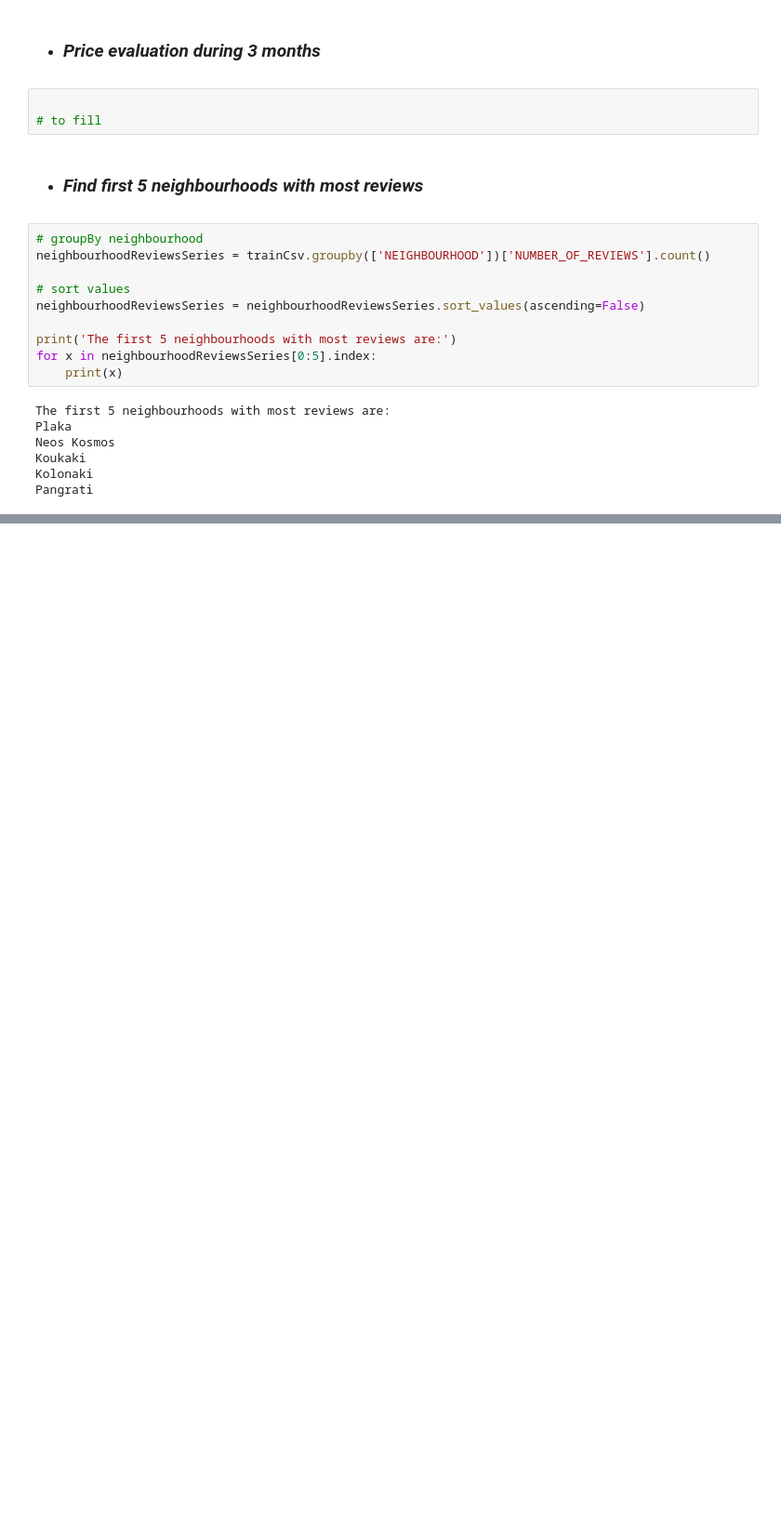
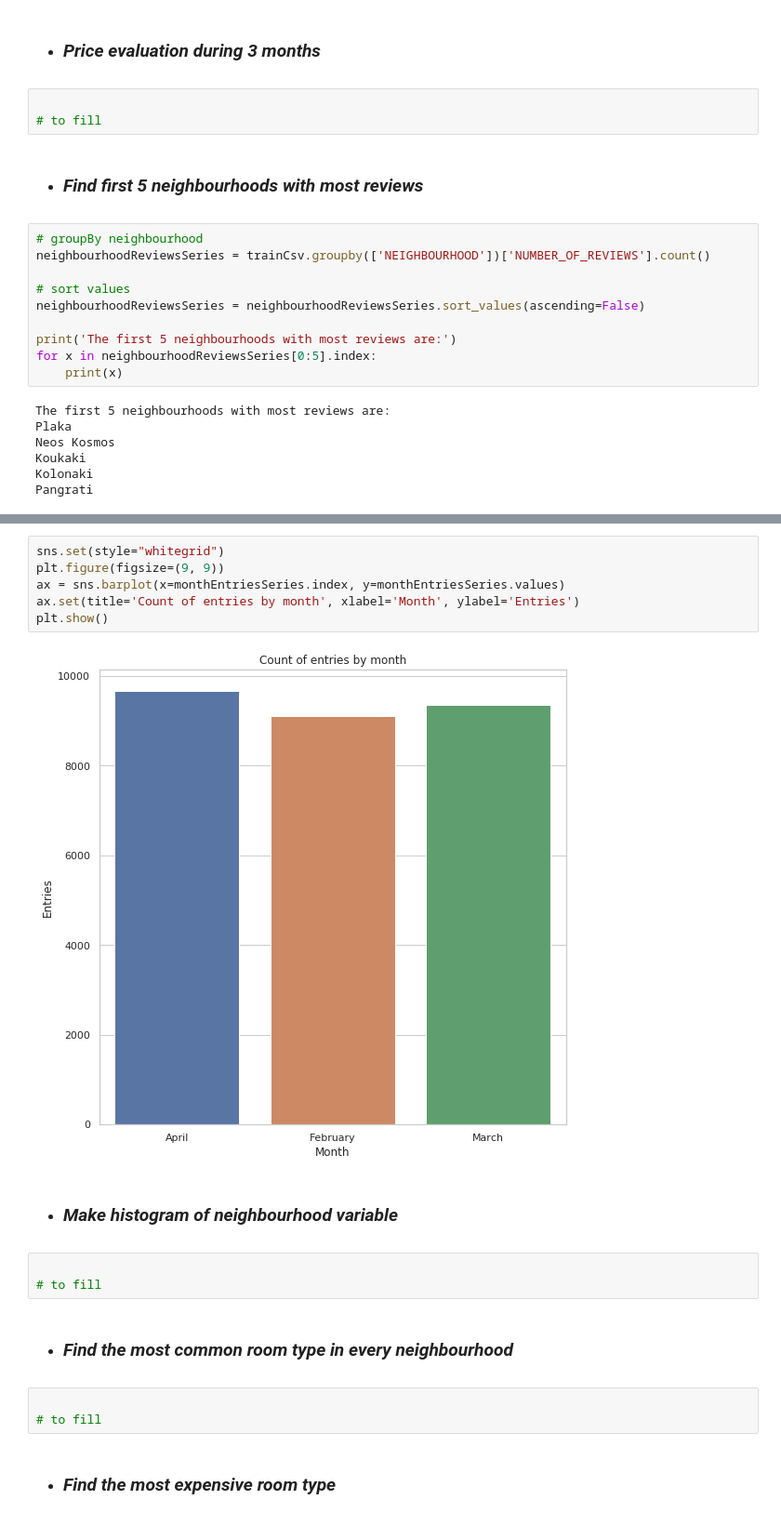
Before and after one commit to PanosEvange/DataMiningProj1_2020, a Jupyter notebook: Project1Final.ipynb, the cells around one changed output, grey strips where cells are left out. Shown at 93% size. Saved outputs shown, nothing was run; the diff lists cells and outputs as text; blank space fills up the shorter version.

```diff
--- a/Project1Final.ipynb
+++ b/Project1Final.ipynb
@@ -300,0 +324,20 @@ Pangrati
+# %%
+sns.set(style="whitegrid")
+plt.figure(figsize=(9, 9))
+ax = sns.barplot(x=monthEntriesSeries.index, y=monthEntriesSeries.values)
+ax.set(title='Count of entries by month', xlabel='Month', ylabel='Entries')
+plt.show()
+# %% [output]
+[figure, added]
+# %% [markdown]
+- ### *Make histogram of neighbourhood variable*
+# %%
+
+# to fill
+# %% [markdown]
+- ### *Find the most common room type in every neighbourhood*
+# %%
+
+# to fill
+# %% [markdown]
+- ### *Find the most expensive room type*
```
Also changed, not shown: parts of 7 cells of this notebook, 2 other files.
